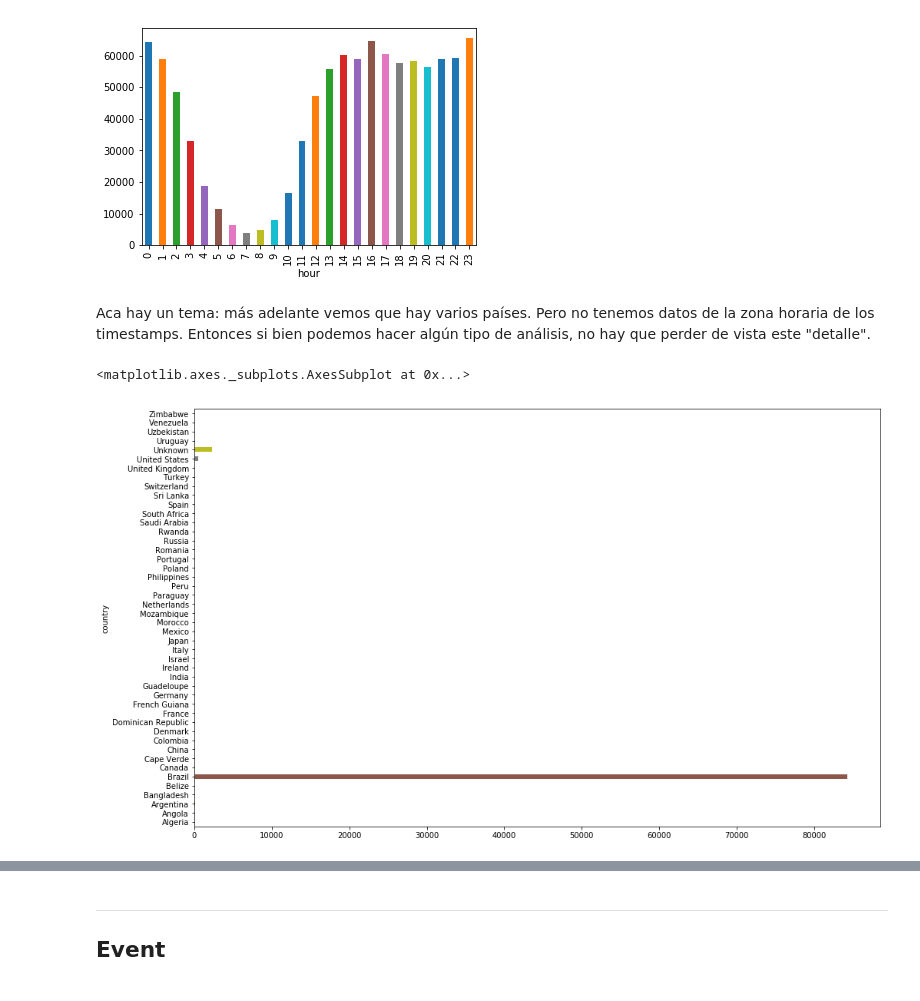
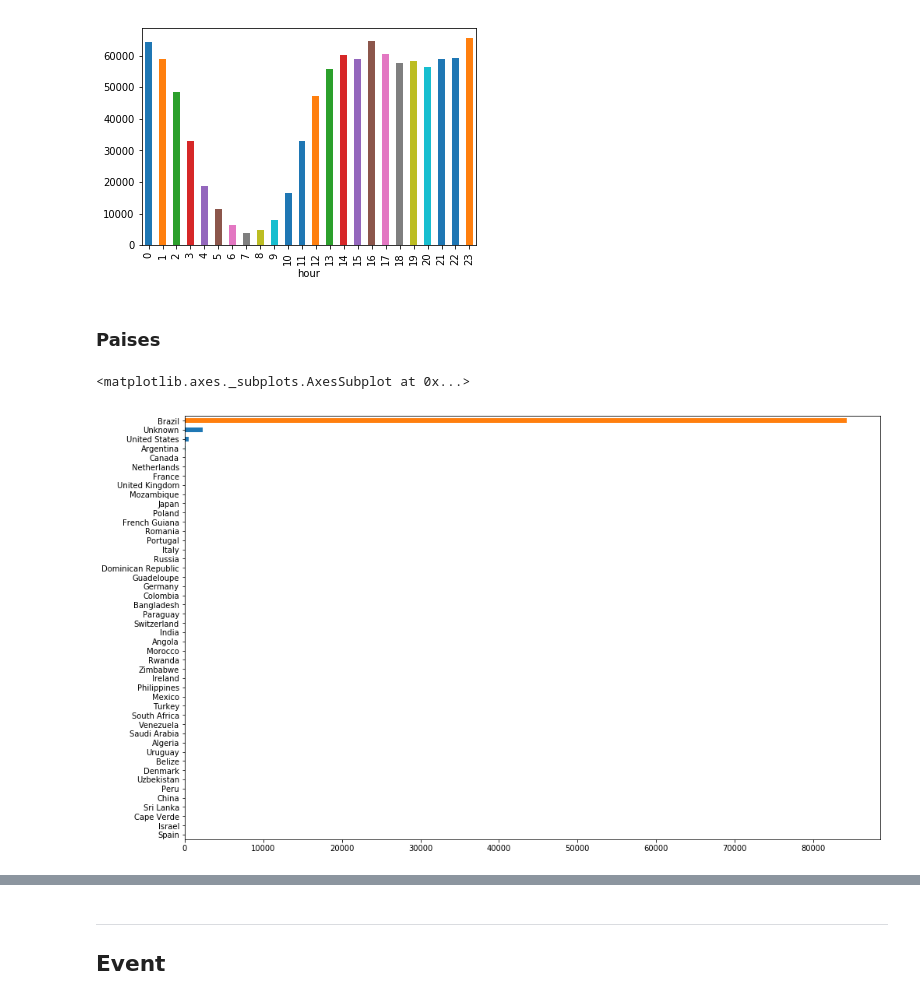
Before and after one commit to rozanecm/7506_OrganizacionDeDatos_TP1, a Jupyter notebook: tp1.ipynb, the cells around one changed output, grey strips where cells are left out. Drawn from its saved outputs; the diff is of its cells as text; code cells hidden in the pictures.

```diff
--- a/tp1.ipynb
+++ b/tp1.ipynb
@@ -69,3 +69,7 @@ df['month'] = df['timestamp'].dt.month
 df['day'] = df['timestamp'].dt.day
 df['weekday'] = df['timestamp'].dt.day_name()
 df['hour'] = df['timestamp'].dt.hour
+# %%
+df['year_month_day'] = df['timestamp'].map(lambda x: str(x.year)+"/"+str(x.month)+"/"+str(x.day))
+# %%
+df['year_month_day'] = pd.to_datetime(df['year_month_day'])
@@ -86,11 +100,10 @@ df.groupby('hour').count()['person'].plot(kind='bar')
 # %% [output]
 <matplotlib.axes._subplots.AxesSubplot at 0x...>
 [figure]
-# %% [markdown]
-Aca hay un tema: más adelante vemos que hay varios países. Pero no tenemos datos de la zona horaria de los timestamps. Entonces si bien podemos hacer algún tipo de análisis, no hay que perder de vista este "detalle".
+# %% [markdown]
+### Paises
 # %%
-# TODO display countries in order
-df.groupby('country').count()['person'].plot(kind='barh', figsize=(16,10))
+df.country.value_counts(ascending=True).plot(kind='barh', figsize=(16,10))
 # %% [output]
 <matplotlib.axes._subplots.AxesSubplot at 0x...>
-[figure, old version]
+[figure, new version]
```
Also changed, not shown: parts of 110 cells of this notebook.
